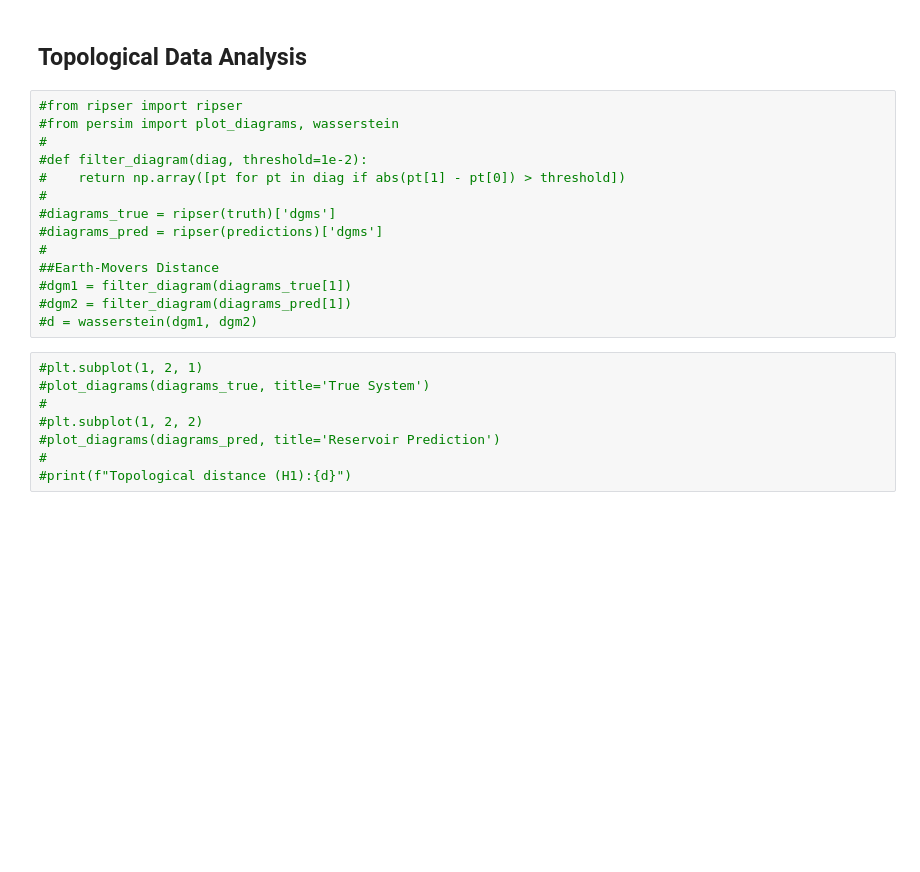
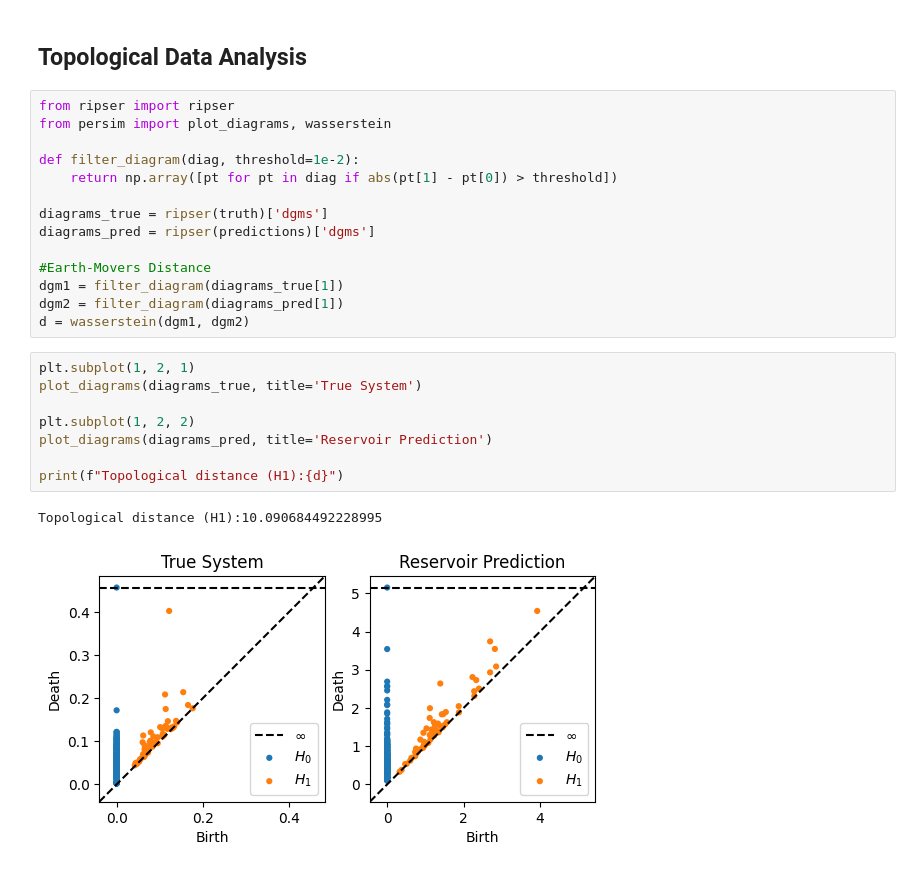
Before and after one commit to jaychotaliya987/Reservoir_Pytorch, a Jupyter notebook: Examples/Input_Discretization/analysis.ipynb, the cells around one changed output. Cells and saved outputs as stored; diff of their text form; blank space fills up the shorter version.

```diff
--- a/Examples/Input_Discretization/analysis.ipynb
+++ b/Examples/Input_Discretization/analysis.ipynb
@@ -178,24 +180,27 @@ Wasserstein Distance(Ideal Value 0): 0.1619621862512967
 # %% [markdown]
 ## Topological Data Analysis
 # %%
-#from ripser import ripser
-#from persim import plot_diagrams, wasserstein
-#
-#def filter_diagram(diag, threshold=1e-2):
-#    return np.array([pt for pt in diag if abs(pt[1] - pt[0]) > threshold])
-#
-#diagrams_true = ripser(truth)['dgms']
-#diagrams_pred = ripser(predictions)['dgms']
-#
-##Earth-Movers Distance
-#dgm1 = filter_diagram(diagrams_true[1])
-#dgm2 = filter_diagram(diagrams_pred[1])
-#d = wasserstein(dgm1, dgm2)
+from ripser import ripser
+from persim import plot_diagrams, wasserstein
+
+def filter_diagram(diag, threshold=1e-2):
+    return np.array([pt for pt in diag if abs(pt[1] - pt[0]) > threshold])
+
+diagrams_true = ripser(truth)['dgms']
+diagrams_pred = ripser(predictions)['dgms']
+
+#Earth-Movers Distance
+dgm1 = filter_diagram(diagrams_true[1])
+dgm2 = filter_diagram(diagrams_pred[1])
+d = wasserstein(dgm1, dgm2)
 # %%
-#plt.subplot(1, 2, 1)
-#plot_diagrams(diagrams_true, title='True System')
-#
-#plt.subplot(1, 2, 2)
-#plot_diagrams(diagrams_pred, title='Reservoir Prediction')
-#
-#print(f"Topological distance (H1):{d}")
+plt.subplot(1, 2, 1)
+plot_diagrams(diagrams_true, title='True System')
+
+plt.subplot(1, 2, 2)
+plot_diagrams(diagrams_pred, title='Reservoir Prediction')
+
+print(f"Topological distance (H1):{d}")
+# %% [output]
+Topological distance (H1):10.090684492228995
+[figure, added]
```
Also changed, not shown: parts of 9 cells of this notebook.
